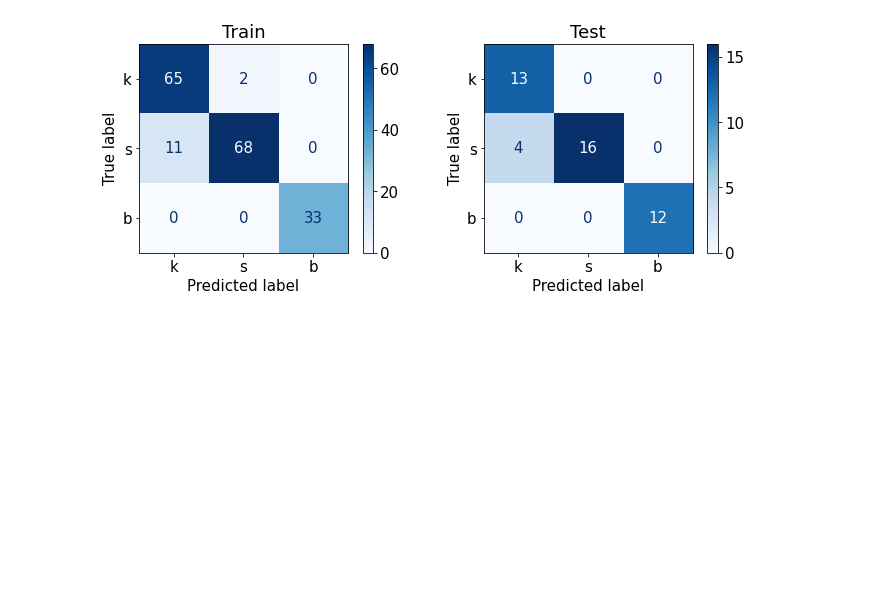
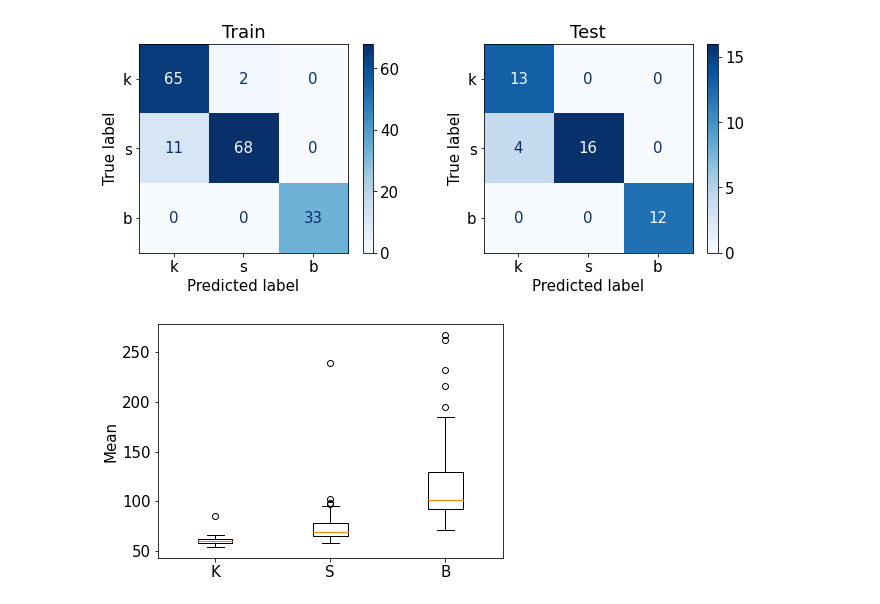
Before and after one commit to ULE-Informatica/burr_detection, a Jupyter notebook: info_data.ipynb, the cells around one changed output. Saved outputs shown, nothing was run; the diff lists cells and outputs as text; code cells hidden in the pictures; blank space fills up the shorter version.

Commit message:
Statistics about the dataset

```diff
--- a/info_data.ipynb
+++ b/info_data.ipynb
@@ -202,3 +202,28 @@ weighted avg       0.93      0.93      0.93       179
    macro avg       0.92      0.93      0.92        45
 weighted avg       0.93      0.91      0.91        45
 [figure]
+# %%
+file_name = 'data/info_h_60'
+sections_width = int(file_name.split("_")[-1])
+data = prepare_data(file_name, data_category)
+size_m = sections_width
+columns = ['h_'+str(a) for a in range(1,size_m+1)]
+X_values = data[columns]
+y_values = data[['category']]
+means = X_values.mean(axis=1)
+K_means = means[y_values['category']==0]
+S_means = means[y_values['category']==1]
+B_means = means[y_values['category']==2]
+std = X_values.std(axis=1)
+K_std = std[y_values['category']==0]
+S_std = std[y_values['category']==1]
+B_std = std[y_values['category']==2]
+# %%
+plt.rcParams.update({'font.size': 15})
+plt.boxplot([K_means, S_means, B_means], labels=['K', 'S', 'B'])
+plt.ylabel('Mean')
+plt.tight_layout()
+plt.savefig('img_dataset_boxplot.png', dpi=200, bbox_inches='tight', pad_inches=0)
+plt.show()
+# %% [output]
+[figure, added]
```
Also changed, not shown: parts of 2 cells of this notebook, 2 other files.
